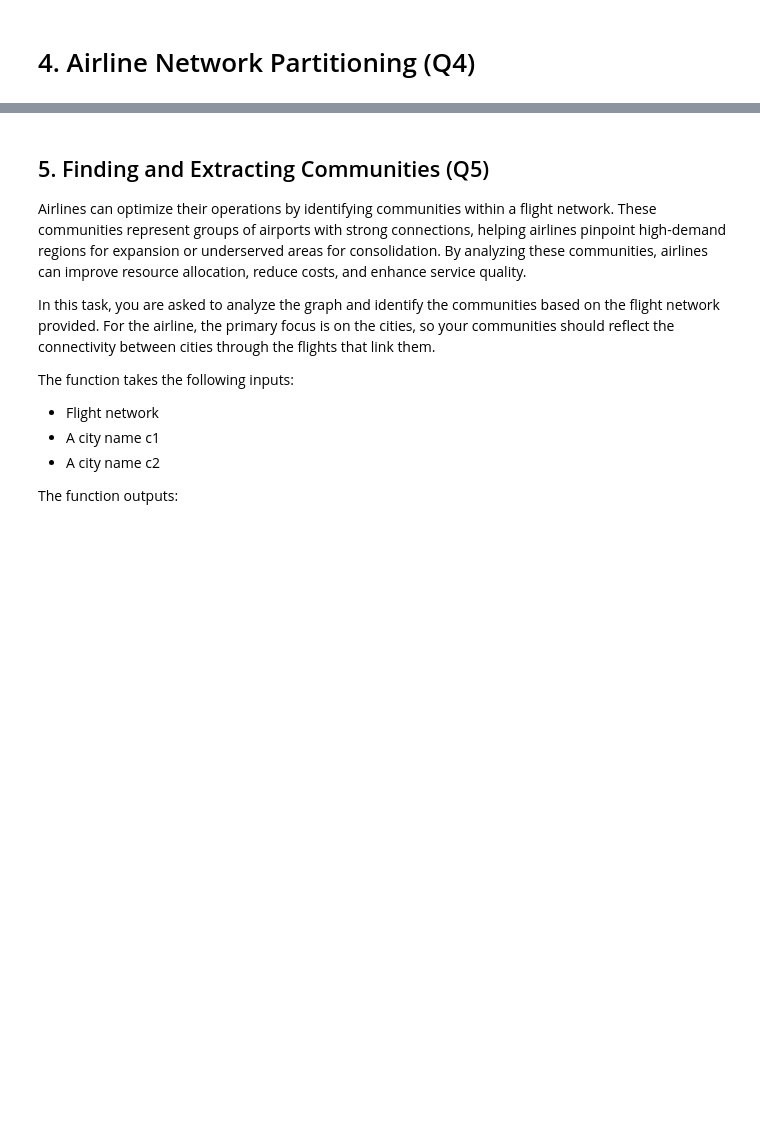
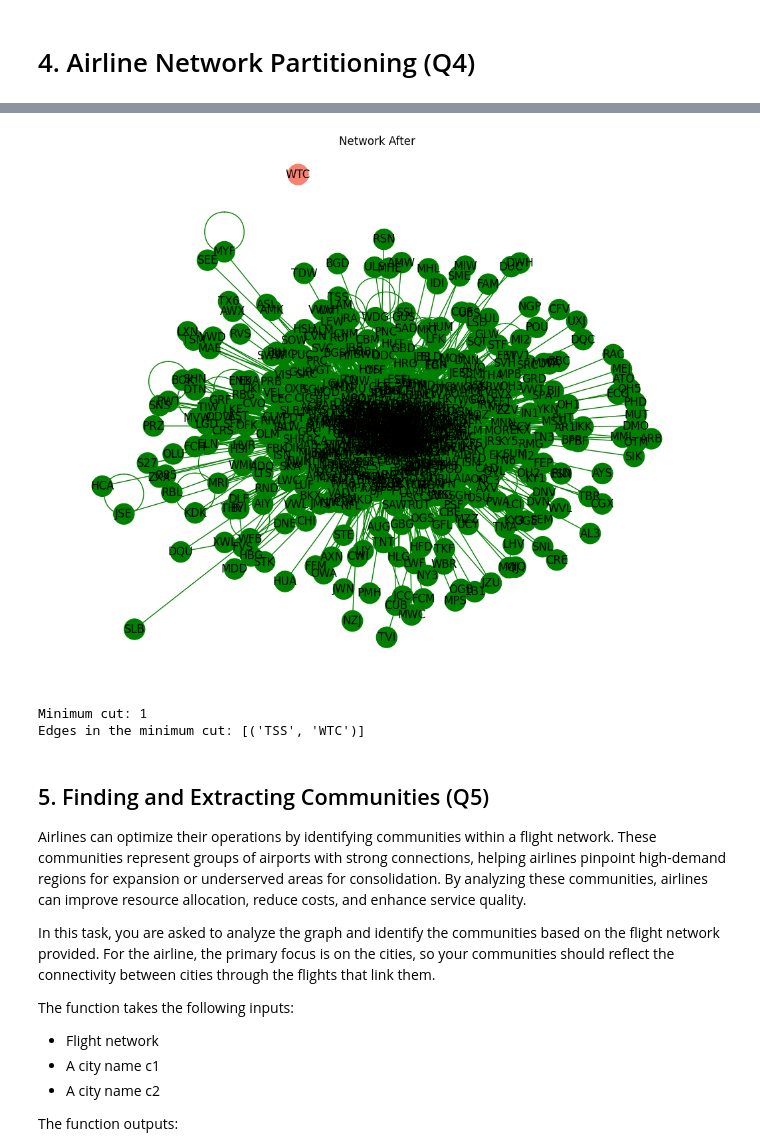
Before and after one commit to Nefeli-Apostolou/ADM_HW05, a Jupyter notebook: main.ipynb, the cells around one changed output, grey strips where cells are left out. Drawn from its saved outputs; the diff is of its cells as text; code cells hidden in the pictures; blank space fills up the shorter version.

```diff
--- a/main.ipynb
+++ b/main.ipynb
@@ -828,11 +825,0 @@ Since we are not going to use NetworkX library we have to convert our graph into
-# %%
-# Convert the NetworkX graph to an adjacency list
-adjacency_list = {}
-for edge in flight_network.edges():
-    origin, destination = edge
-    if origin not in adjacency_list:
-        adjacency_list[origin] = []
-    if destination not in adjacency_list:
-        adjacency_list[destination] = []
-    adjacency_list[origin].append(destination)
-    adjacency_list[destination].append(origin)
@@ -894,3 +933,17 @@ remove_bridges(adjacency_list, bridges)
+# %%
+# Disconnect the graph using minimum edge cut
+removed_edges, subgraphs = compute_minimum_cut(flight_network)
+
+# Visualize the subgraphs after disconnection
+plot_disconnected_subgraphs(flight_network, subgraphs, "Network After")
+# %% [output]
+[figure, added]
+# %%
+print("Minimum cut:", removed_edges)
+print("Edges in the minimum cut:", subgraphs)
+# %% [output]
+Minimum cut: 1
+Edges in the minimum cut: [('TSS', 'WTC')]
 # %% [markdown]
 ## 5. Finding and Extracting Communities (Q5)
 
```
Also changed, not shown: parts of 6 cells of this notebook.
